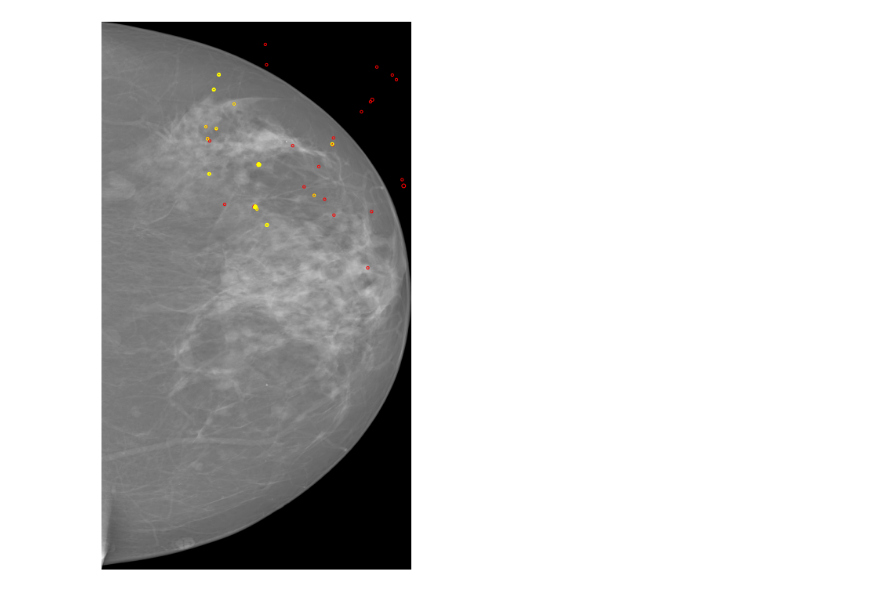
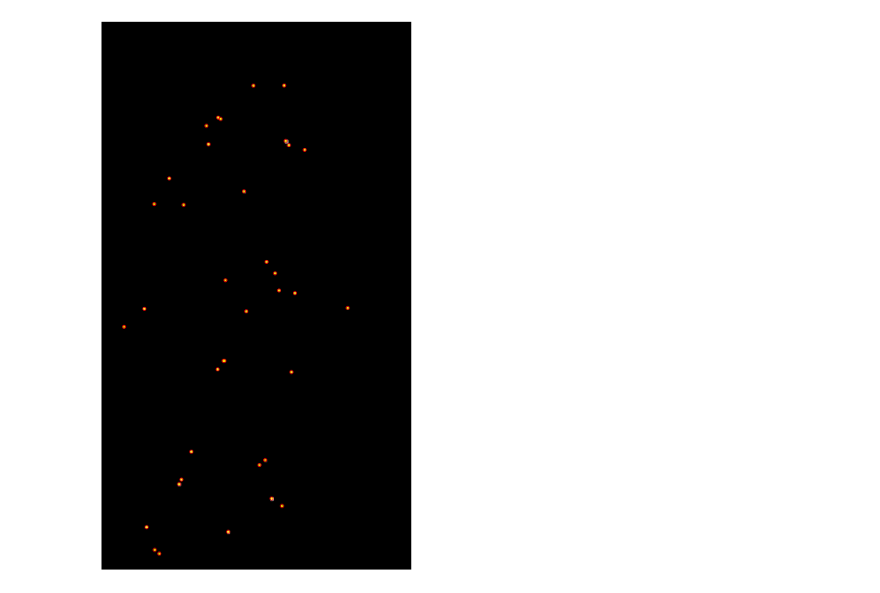
Before and after one commit to joaco18/calc-det, a Jupyter notebook: notebooks/develop_metric.ipynb, the cells around one changed output. Cells and saved outputs as stored; diff of their text form; code cells hidden in the pictures.

```diff
--- a/notebooks/develop_metric.ipynb
+++ b/notebooks/develop_metric.ipynb
@@ -31,7 +35,8 @@ len(tp), len(fp), len(fn), len(gt_predicted), len(close_fp)
 # %%
+detections[:, 2] = detections[:, 2]*math.sqrt(2)
 case = db[0]
 tp, fp, fn, gt_predicted, close_fp = get_tp_fp_fn(
-    case['lesion_bboxes'], case['radiuses'], detections, 10, 0.8
+    case['lesion_bboxes'], case['radiuses'], detections, 7, 0.2
 )
 len(tp), len(fp), len(fn), len(gt_predicted), len(close_fp)
 # %% [output]
@@ -39,14 +65,14 @@ len(tp), len(fp), len(fn), len(gt_predicted), len(close_fp)
 # %%
 def plot_blobs(image,image_blobs, tp, color):
-    f,ax = plt.subplots(1,1,figsize=(10,10))
+    f, ax = plt.subplots(1,1,figsize=(10,10))
     ax.imshow(image,cmap='gray')
     for blob in tqdm(image_blobs):
-        y,x,r = blob
+        x, y, r = blob
         c = plt.Circle((x, y), r+8, color='red', linewidth=1, fill=False)
         ax.add_patch(c)
     for blob in tqdm(tp):
-        y,x,r = blob
-        c = plt.Circle((x, y), r+6, color='yellow', linewidth=1, fill=False)
+        x, y, r = blob
+        c = plt.Circle((x, y), r+2, color='yellow', linewidth=1, fill=False)
         ax.add_patch(c)
     plt.axis('off')
     plt.tight_layout()
@@ -54,10 +87,10 @@ def plot_blobs(image,image_blobs, tp, color):
 # %%
 lesion_bboxes = case['lesion_bboxes']
 radiouses = case['radiuses']
 radiouses = np.expand_dims(radiouses.astype(int), 1)
 gt_centers = get_center_bboxes(lesion_bboxes)
 gt_circles = np.concatenate([gt_centers, radiouses], axis=1)
 
-plot_blobs(db[0]['img'], gt_circles, tp, 'red')
+plot_blobs(cv2.dilate(case['lesion_mask'], np.ones((15,15))), a, a, 'red')
 # %% [output]
-[figure, old version]
+[figure, new version]
```
Also changed, not shown: parts of 11 cells of this notebook, 3 other files.
